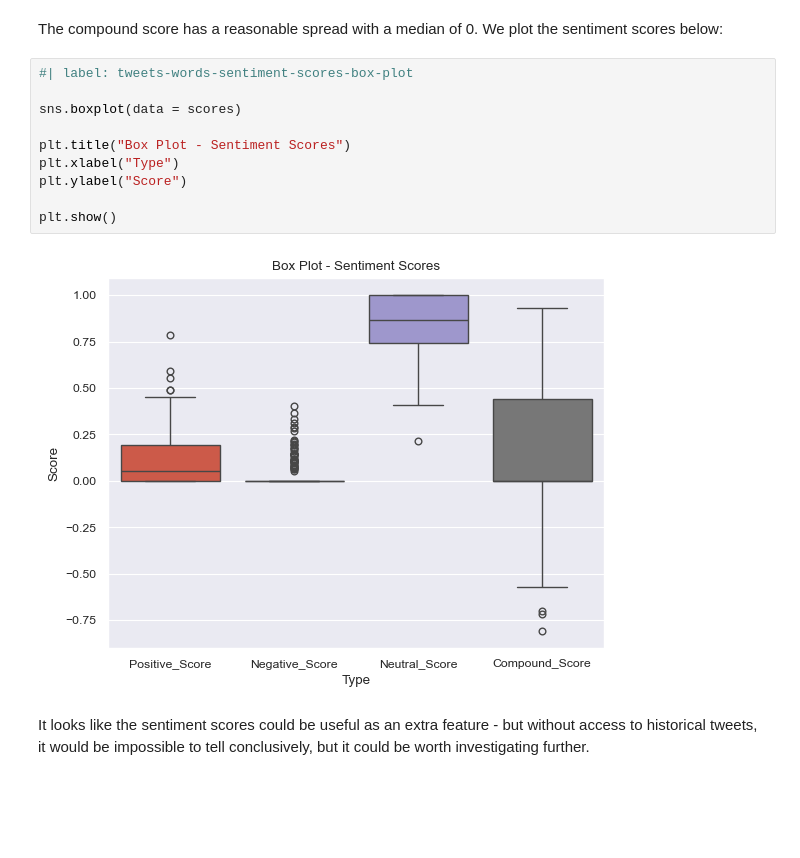
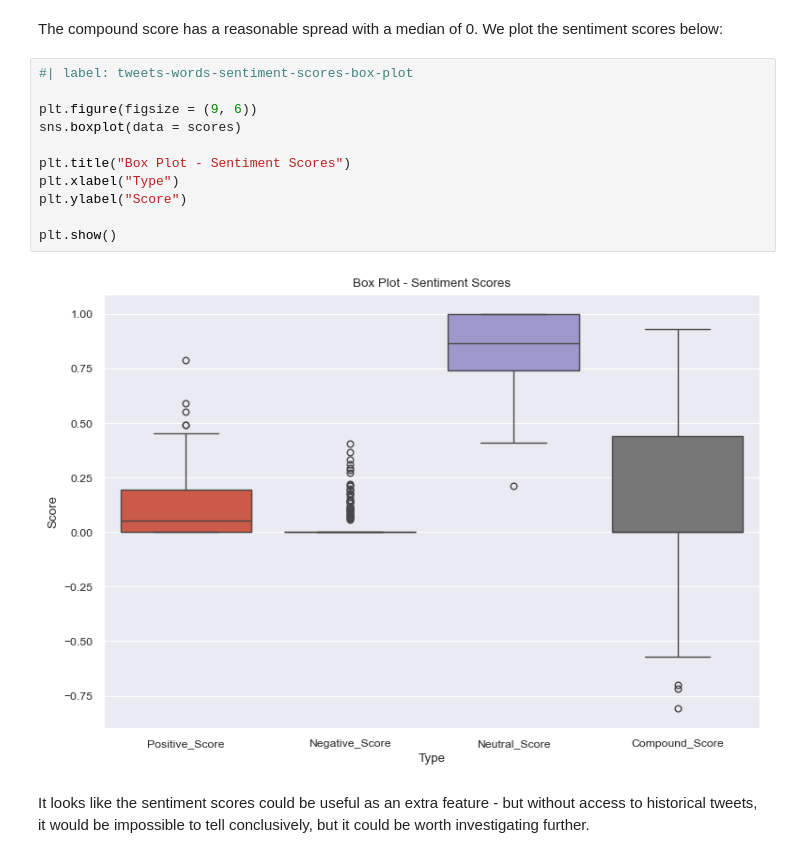
Before and after one commit to cowboysmall-courses/dsi-dsp, a Jupyter notebook: report/report.ipynb, the cells around one changed output. Cells and saved outputs as stored; diff of their text form; blank space fills up the shorter version.

```diff
--- a/report/report.ipynb
+++ b/report/report.ipynb
@@ -1608,15 +1610,16 @@ The compound score has a reasonable spread with a median of 0. We plot the senti
 # %%
 #| label: tweets-words-sentiment-scores-box-plot
 
+plt.figure(figsize = (9, 6))
 sns.boxplot(data = scores)
 
 plt.title("Box Plot - Sentiment Scores")
 plt.xlabel("Type")
 plt.ylabel("Score")
 
 plt.show()
 # %% [output]
-[figure, old version]
+[figure, new version]
 # %% [markdown]
 It looks like the sentiment scores could be useful as an extra feature - but without access to historical tweets,
 it would be impossible to tell conclusively, but it could be worth investigating further.
```
Also changed, not shown: parts of 2 cells of this notebook, 5 other files.
